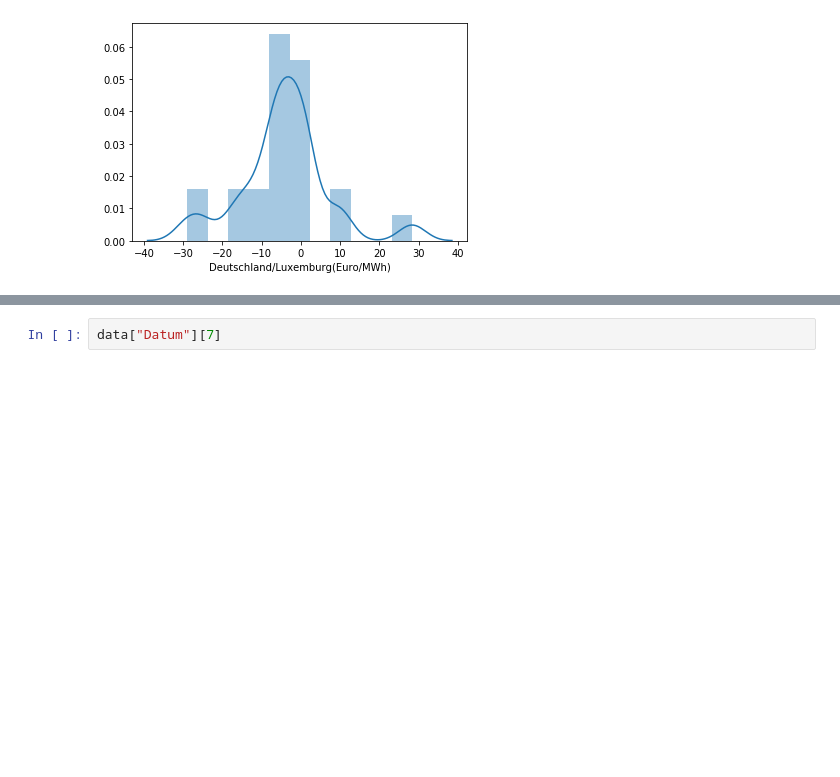
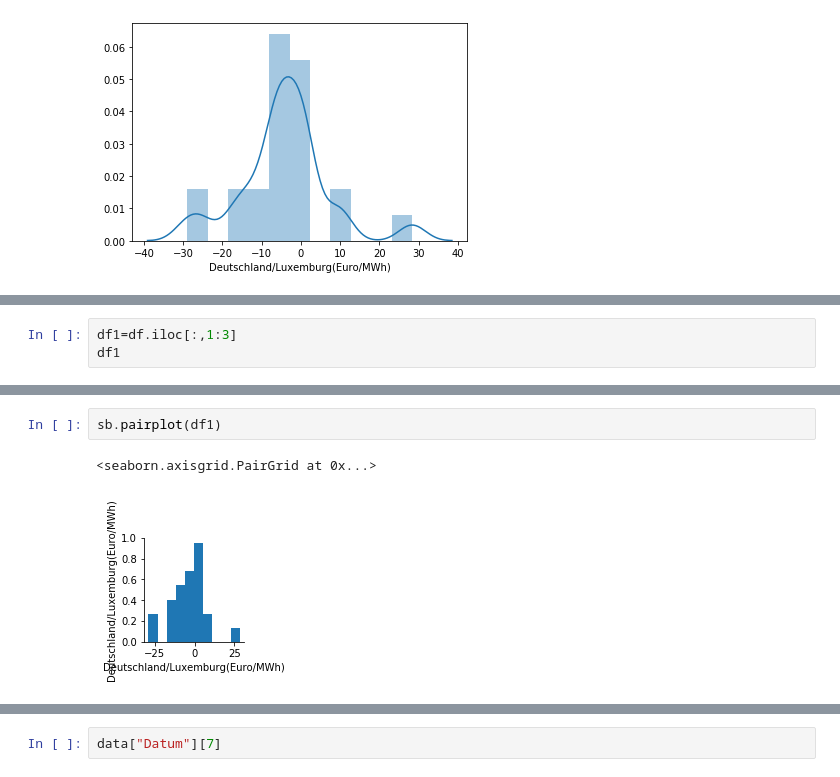
Before and after one commit to alrusa/seminarws1920, a Jupyter notebook: seminar.ipynb, the cells around one changed output, grey strips where cells are left out. Saved outputs shown, nothing was run; the diff lists cells and outputs as text; blank space fills up the shorter version.

```diff
--- a/seminar.ipynb
+++ b/seminar.ipynb
@@ -122,0 +106,3 @@ data
+# %%
+df1=df.iloc[:,1:3]
+df1
@@ -122,0 +127,5 @@ data
+# %%
+sb.pairplot(df1)
+# %% [output]
+<seaborn.axisgrid.PairGrid at 0x...>
+[figure, added]
```
Also changed, not shown: parts of 13 cells of this notebook.
